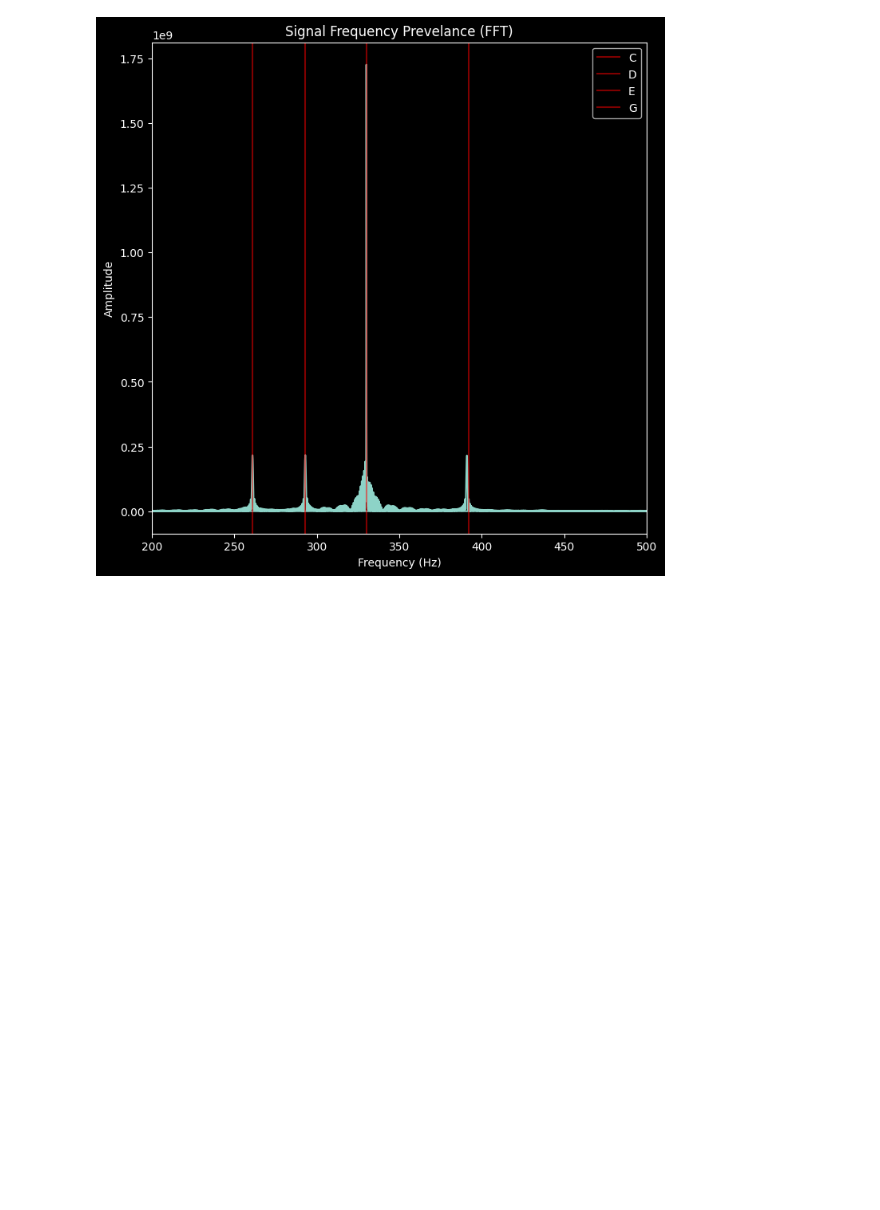
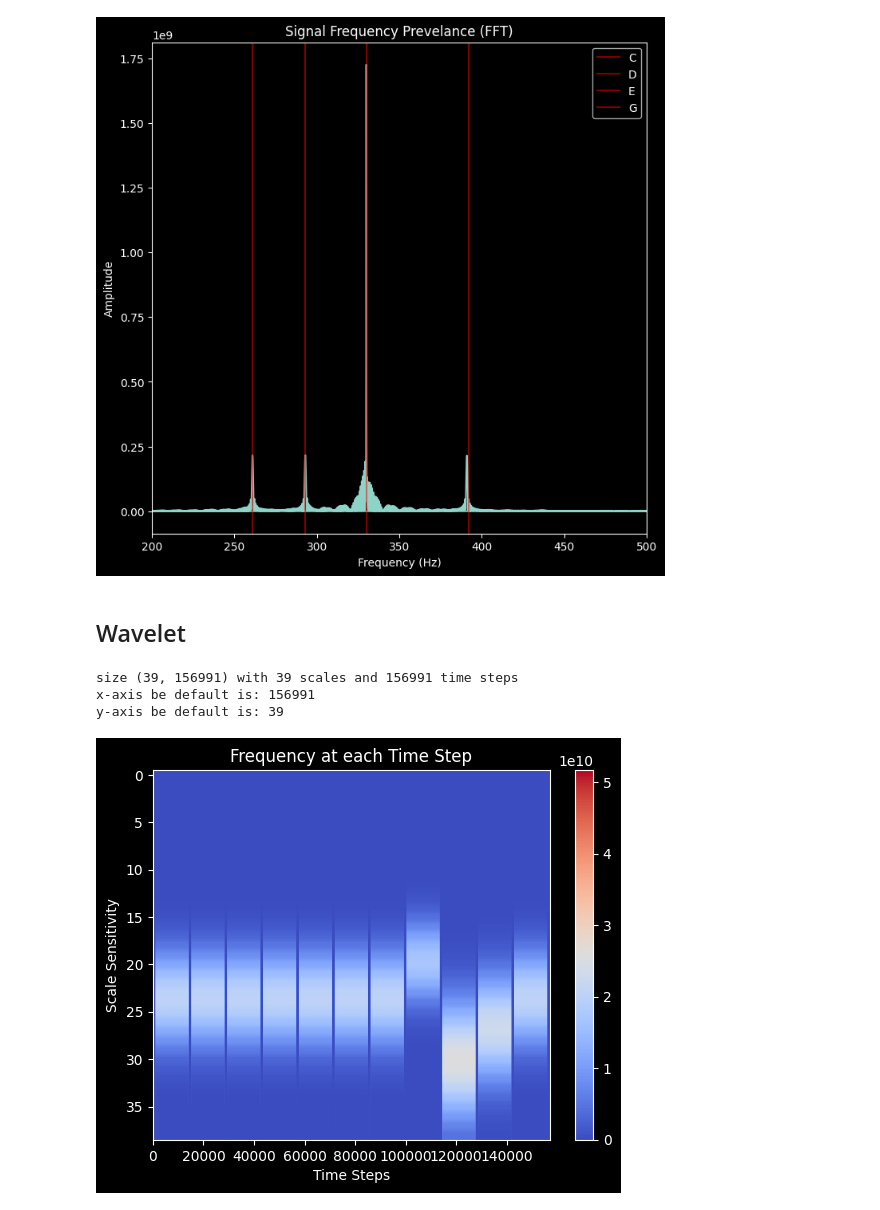
Before and after one commit to cyschneck/geocat-research, a Jupyter notebook: vast/wavelet_p1.ipynb, the cells around one changed output. Drawn from its saved outputs; the diff is of its cells as text; code cells hidden in the pictures; blank space fills up the shorter version.

```diff
--- a/vast/wavelet_p1.ipynb
+++ b/vast/wavelet_p1.ipynb
@@ -91,3 +120,35 @@ plt.savefig("fft_3.png")
 plt.show()
 # %% [output]
 [figure]
+# %% [markdown]
+## Wavelet
+# %%
+wavelet_mother = "morl" # morlet
+
+# scale determinse how squished or stretched a wavelet is
+scales = np.arange(1, 40)
+wavelet_coeffs, freqs = pywt.cwt(signal_data, scales, wavelet = wavelet_mother)
+
+# Shape of wavelet transform
+print(f"size {wavelet_coeffs.shape} with {wavelet_coeffs.shape[0]} scales and {wavelet_coeffs.shape[1]} time steps")
+print(f"x-axis be default is: {wavelet_coeffs.shape[1]}")
+print(f"y-axis be default is: {wavelet_coeffs.shape[0]}")
+
+
+# Plot scalogram
+# compare the power spectrum (absolute value squared)
+power = np.power((abs(wavelet_coeffs)), 2)
+
+plt.title("Frequency at each Time Step")
+plt.xlabel("Time Steps")
+plt.ylabel("Scale Sensitivity")
+plt.imshow(power,
+           vmax=(power).max(), vmin=(power).min(),
+           cmap="coolwarm", aspect="auto")
+plt.colorbar()
+plt.show()
+# %% [output]
+size (39, 156991) with 39 scales and 156991 time steps
+x-axis be default is: 156991
+y-axis be default is: 39
+[figure, added]
```
Also changed, not shown: parts of 4 cells of this notebook, 4 other files.
